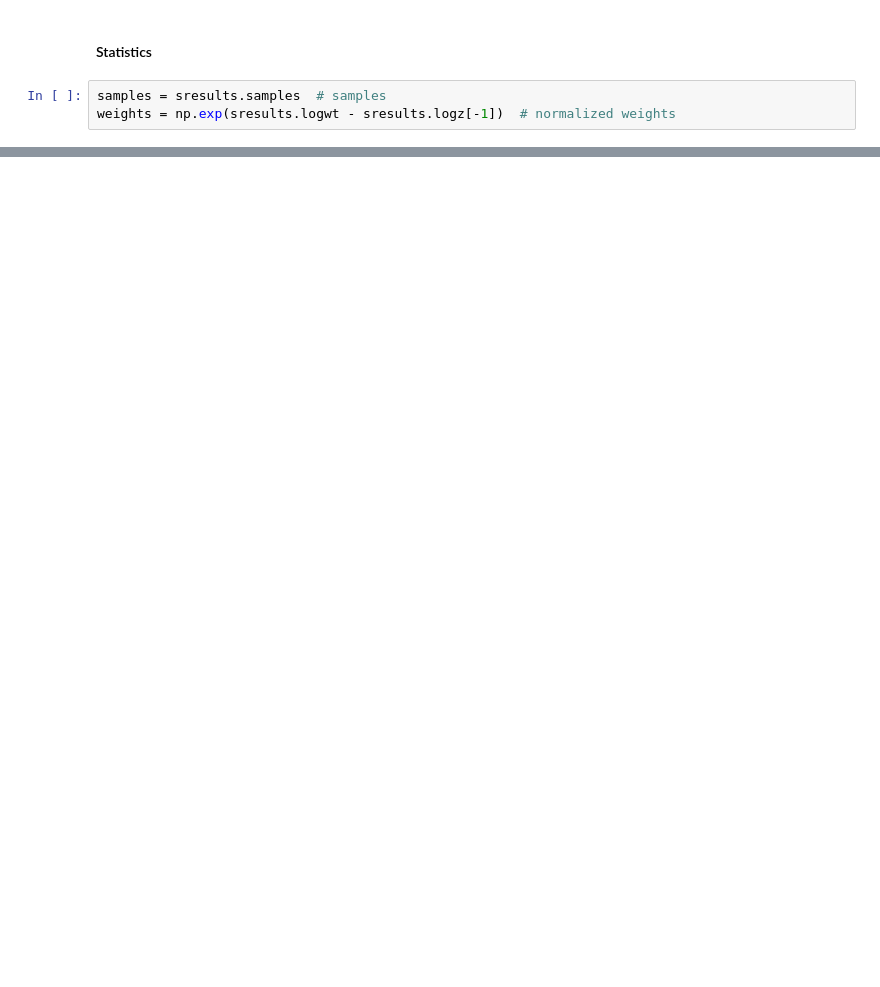
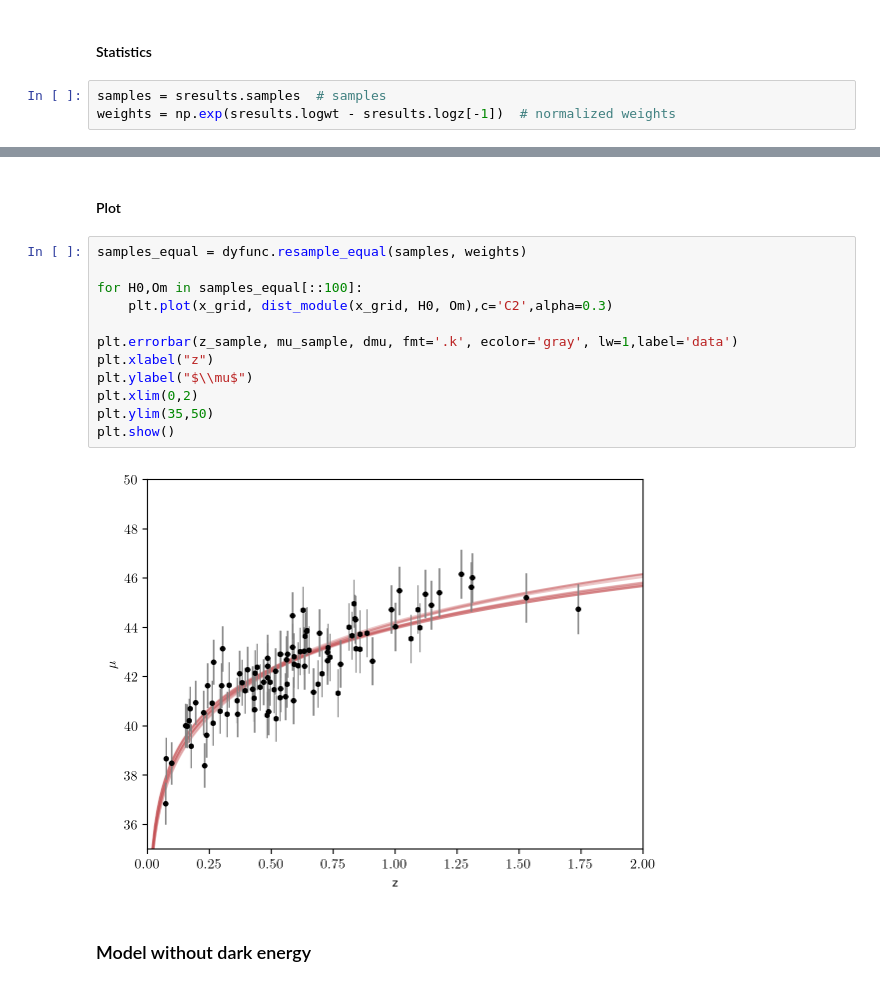
Before and after one commit to GiuliaConti/astrostatistics_bicocca_2024, a Jupyter notebook: working/E16_L18_supernovae2.ipynb, the cells around one changed output, grey strips where cells are left out. Cells and saved outputs as stored; diff of their text form; blank space fills up the shorter version.

Commit message:
Work on cloning data.

```diff
--- a/working/E16_L18_supernovae2.ipynb
+++ b/working/E16_L18_supernovae2.ipynb
@@ -219,0 +196,18 @@ Mean and covariance of parameters are: [66.08393195  0.49276235]
+# %% [markdown]
+#### Plot
+# %%
+samples_equal = dyfunc.resample_equal(samples, weights)
+
+for H0,Om in samples_equal[::100]:
+    plt.plot(x_grid, dist_module(x_grid, H0, Om),c='C2',alpha=0.3)
+
+plt.errorbar(z_sample, mu_sample, dmu, fmt='.k', ecolor='gray', lw=1,label='data')
+plt.xlabel("z")
+plt.ylabel("$\\mu$")
+plt.xlim(0,2)
+plt.ylim(35,50)
+plt.show()
+# %% [output]
+[figure, added]
+# %% [markdown]
+### Model without dark energy
```
Also changed, not shown: parts of 33 cells of this notebook.
